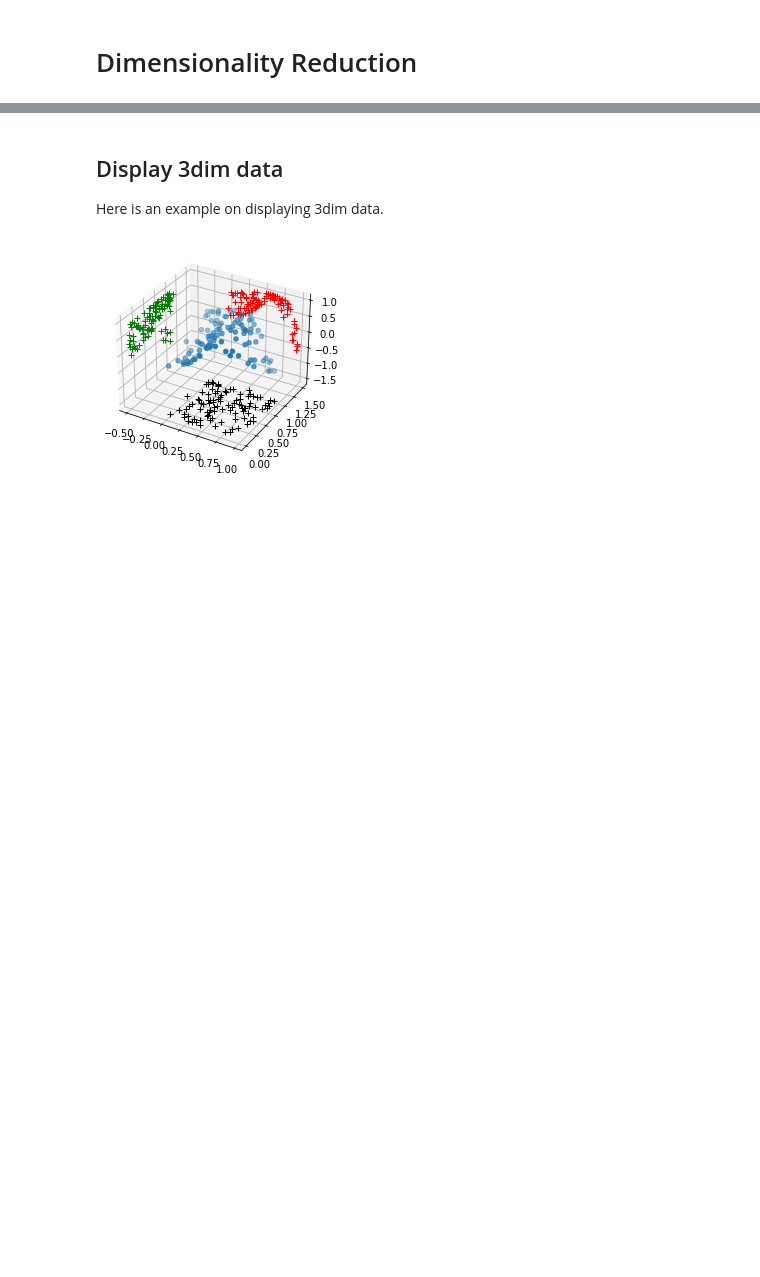
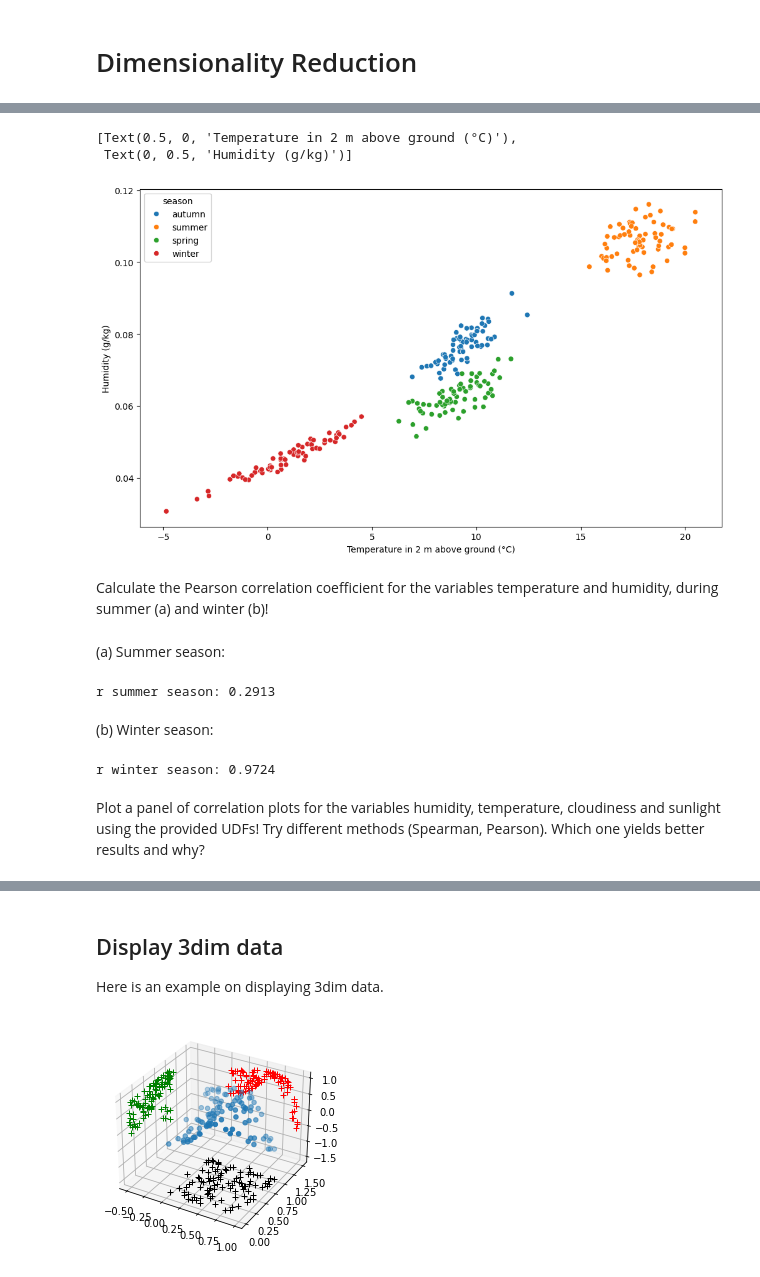
Before and after one commit to matworx/aai-url-notebooks, a Jupyter notebook: DimensionalityReduction.ipynb, the cells around one changed output, grey strips where cells are left out. Cells and saved outputs as stored; diff of their text form; code cells hidden in the pictures; blank space fills up the shorter version.

Commit message:
Correlation added

```diff
--- a/DimensionalityReduction.ipynb
+++ b/DimensionalityReduction.ipynb
@@ -2,0 +7,47 @@
+# %%
+import pandas as pd
+import numpy as np
+
+dahlem_weather = pd.read_csv("https://userpage.fu-berlin.de/soga/data/raw-data/dahlem_station_weather_data.csv").dropna()
+# %%
+import matplotlib.pyplot as plt
+import seaborn as sns
+
+plt.figure(figsize=(12,7))
+
+sns.scatterplot(
+    data=dahlem_weather,
+    x="temperature", y="humidity",
+    hue="season"
+).set(
+    xlabel='Temperature in 2 m above ground (°C)',
+    ylabel='Humidity (g/kg)'
+)
+# %% [output]
+[Text(0.5, 0, 'Temperature in 2 m above ground (°C)'),
+ Text(0, 0.5, 'Humidity (g/kg)')]
+[figure, added]
+# %% [markdown]
+Calculate the Pearson correlation coefficient for the variables temperature and humidity, during summer (a) and winter (b)!
+# %% [markdown]
+(a) Summer season:
+# %%
+from scipy.stats import pearsonr
+
+summer = dahlem_weather.loc[dahlem_weather.season == "summer"]
+
+print("r summer season: {}".
+      format(round(pearsonr(summer["temperature"], summer["humidity"]).statistic, 4)))
+# %% [output]
+r summer season: 0.2913
+# %% [markdown]
+(b) Winter season:
+# %%
+winter = dahlem_weather.loc[dahlem_weather.season == "winter"]
+
+print("r winter season: {}".
+      format(round(pearsonr(winter["temperature"], winter["humidity"]).statistic, 4)))
+# %% [output]
+r winter season: 0.9724
+# %% [markdown]
+Plot a panel of correlation plots for the variables humidity, temperature, cloudiness and sunlight using the provided UDFs! Try different methods (Spearman, Pearson). Which one yields better results and why?
```
Also changed, not shown: parts of 6 cells of this notebook.
